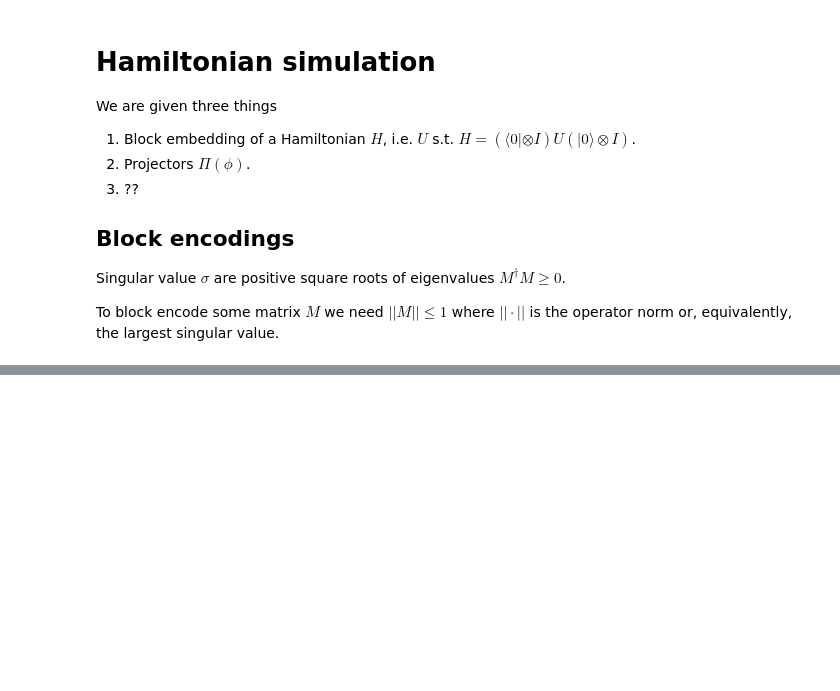
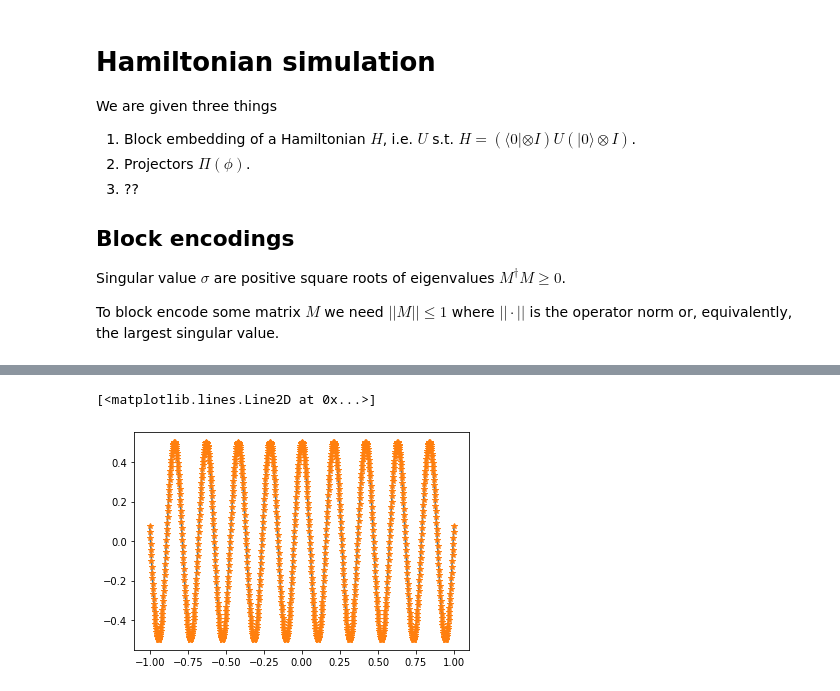
Before and after one commit to idnm/blog, a Jupyter notebook: posts/quantum_singular_value_transformation_intro/index.ipynb, the cells around one changed output, grey strips where cells are left out. Drawn from its saved outputs; the diff is of its cells as text; code cells hidden in the pictures; blank space fills up the shorter version.

```diff
--- a/posts/quantum_singular_value_transformation_intro/index.ipynb
+++ b/posts/quantum_singular_value_transformation_intro/index.ipynb
@@ -227,0 +397,10 @@ NameError: name 'get_amplitude_amplification_angles' is not defined
+# %%
+costx = pyqsp.poly.PolyCosineTX()
+
+t = 2
+coeffs = costx.generate(tau=t, epsilon=0.01)
+phis = pyqsp.angle_sequence.QuantumSignalProcessingPhases(coeffs, signal_operator='Wx')
+phis = angles_from_Wx_to_R(phis)
+
+P = np.kron(np.diag([1, 0]), np.eye(N))
+U_phi = apply_QSVT(U, P, P, phis)
@@ -227,0 +474,9 @@ NameError: name 'get_amplitude_amplification_angles' is not defined
+# %%
+x = np.linspace(-1, 1, 1000)
+
+poly_vals = [polynomial_value(coeffs, xi) for xi in x]
+plt.plot(x, 0.5*np.cos(x*t))
+plt.plot(x, poly_vals, '*')
+# %% [output]
+[<matplotlib.lines.Line2D at 0x...>]
+[figure, added]
```
Also changed, not shown: parts of 25 cells of this notebook.
